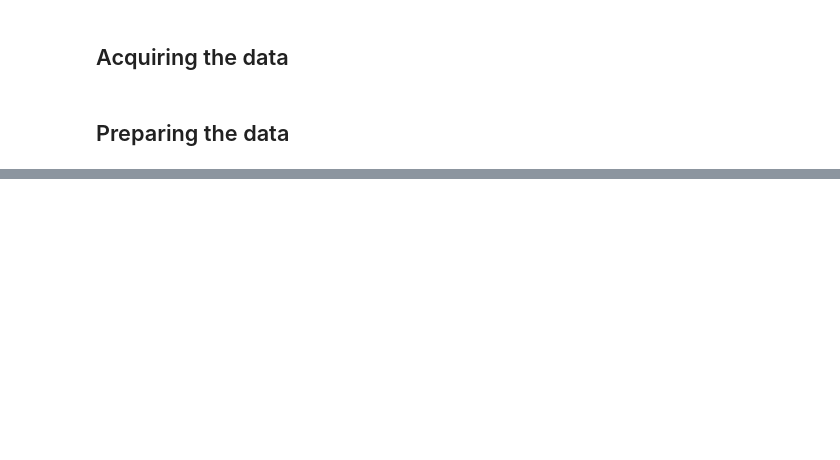
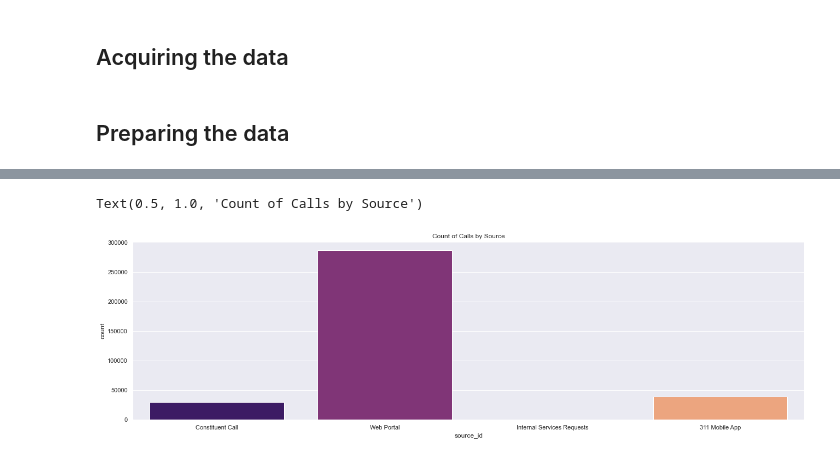
Before and after one commit to 3-1-1-Codeup/project, a Jupyter notebook: workbooks/sam/Iteration_2/sams_it2.ipynb, the cells around one changed output, grey strips where cells are left out. Drawn from its saved outputs; the diff is of its cells as text; code cells hidden in the pictures; blank space fills up the shorter version.

```diff
--- a/workbooks/sam/Iteration_2/sams_it2.ipynb
+++ b/workbooks/sam/Iteration_2/sams_it2.ipynb
@@ -31,0 +87,9 @@ df.describe()
+# %%
+# A distribution of calls by source id. Most are submitted via the online web portal.
+
+plt.subplots(figsize=(22, 6))
+sns.set_theme(style="darkgrid")
+sns.countplot(data = df, x = 'source_id', palette = "magma").set_title('Count of Calls by Source')
+# %% [output]
+Text(0.5, 1.0, 'Count of Calls by Source')
+[figure, added]
```
Also changed, not shown: parts of 125 cells of this notebook, 3 other files.
